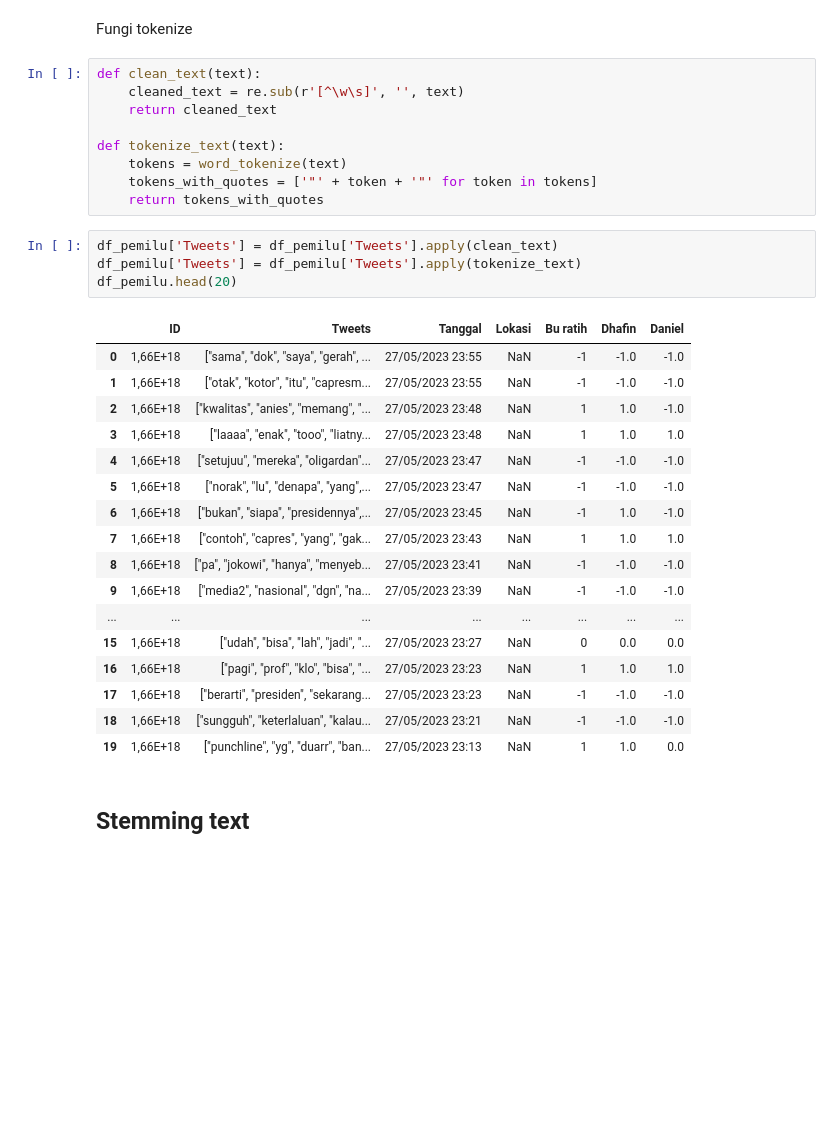
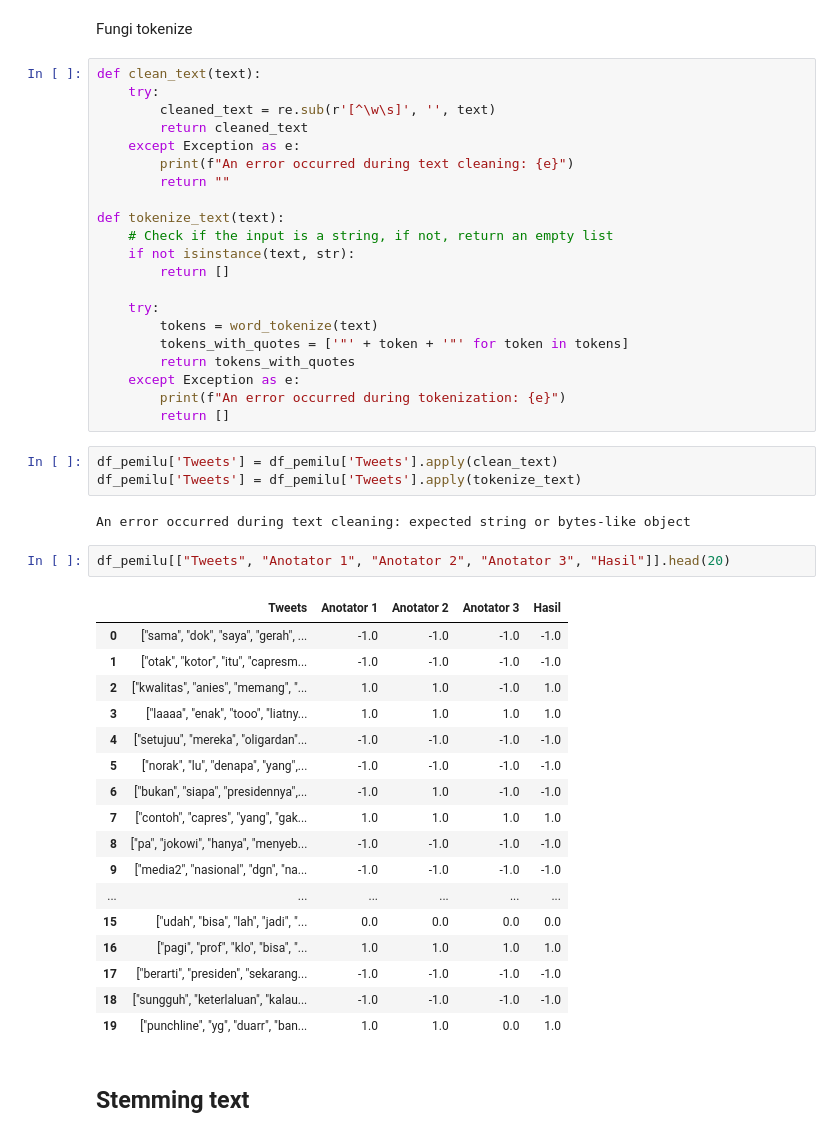
Before and after one commit to fhinnn/Twitter_crawl, a Jupyter notebook: notebook/Textprocessing_Data.ipynb, the cells around one changed output. Cells and saved outputs as stored; diff of their text form; blank space fills up the shorter version.

```diff
--- a/notebook/Textprocessing_Data.ipynb
+++ b/notebook/Textprocessing_Data.ipynb
@@ -79,35 +79,50 @@ df_pemilu.head(20)
 Fungi tokenize
 # %%
 def clean_text(text):
-    cleaned_text = re.sub(r'[^\w\s]', '', text)
-    return cleaned_text
+    try:
+        cleaned_text = re.sub(r'[^\w\s]', '', text)
+        return cleaned_text
+    except Exception as e:
+        print(f"An error occurred during text cleaning: {e}")
+        return ""
 
 def tokenize_text(text):
-    tokens = word_tokenize(text)
-    tokens_with_quotes = ['"' + token + '"' for token in tokens]
-    return tokens_with_quotes
+    # Check if the input is a string, if not, return an empty list
+    if not isinstance(text, str):
+        return []
+
+    try:
+        tokens = word_tokenize(text)
+        tokens_with_quotes = ['"' + token + '"' for token in tokens]
+        return tokens_with_quotes
+    except Exception as e:
+        print(f"An error occurred during tokenization: {e}")
+        return []
 # %%
 df_pemilu['Tweets'] = df_pemilu['Tweets'].apply(clean_text)
 df_pemilu['Tweets'] = df_pemilu['Tweets'].apply(tokenize_text)
-df_pemilu.head(20)
 # %% [output]
-|  | ID | Tweets | Tanggal | Lokasi | Bu ratih | Dhafin | Daniel |
-| 0 | 1,66E+18 | ["sama", "dok", "saya", "gerah", ... | 27/05/2023 23:55 | NaN | -1 | -1.0 | -1.0 |
-| 1 | 1,66E+18 | ["otak", "kotor", "itu", "capresm... | 27/05/2023 23:55 | NaN | -1 | -1.0 | -1.0 |
-| 2 | 1,66E+18 | ["kwalitas", "anies", "memang", "... | 27/05/2023 23:48 | NaN | 1 | 1.0 | -1.0 |
-| 3 | 1,66E+18 | ["laaaa", "enak", "tooo", "liatny... | 27/05/2023 23:48 | NaN | 1 | 1.0 | 1.0 |
-| 4 | 1,66E+18 | ["setujuu", "mereka", "oligardan"... | 27/05/2023 23:47 | NaN | -1 | -1.0 | -1.0 |
-| 5 | 1,66E+18 | ["norak", "lu", "denapa", "yang",... | 27/05/2023 23:47 | NaN | -1 | -1.0 | -1.0 |
-| 6 | 1,66E+18 | ["bukan", "siapa", "presidennya",... | 27/05/2023 23:45 | NaN | -1 | 1.0 | -1.0 |
-| 7 | 1,66E+18 | ["contoh", "capres", "yang", "gak... | 27/05/2023 23:43 | NaN | 1 | 1.0 | 1.0 |
-| 8 | 1,66E+18 | ["pa", "jokowi", "hanya", "menyeb... | 27/05/2023 23:41 | NaN | -1 | -1.0 | -1.0 |
-| 9 | 1,66E+18 | ["media2", "nasional", "dgn", "na... | 27/05/2023 23:39 | NaN | -1 | -1.0 | -1.0 |
-| ... | ... | ... | ... | ... | ... | ... | ... |
-| 15 | 1,66E+18 | ["udah", "bisa", "lah", "jadi", "... | 27/05/2023 23:27 | NaN | 0 | 0.0 | 0.0 |
-| 16 | 1,66E+18 | ["pagi", "prof", "klo", "bisa", "... | 27/05/2023 23:23 | NaN | 1 | 1.0 | 1.0 |
-| 17 | 1,66E+18 | ["berarti", "presiden", "sekarang... | 27/05/2023 23:23 | NaN | -1 | -1.0 | -1.0 |
-| 18 | 1,66E+18 | ["sungguh", "keterlaluan", "kalau... | 27/05/2023 23:21 | NaN | -1 | -1.0 | -1.0 |
-| 19 | 1,66E+18 | ["punchline", "yg", "duarr", "ban... | 27/05/2023 23:13 | NaN | 1 | 1.0 | 0.0 |
+An error occurred during text cleaning: expected string or bytes-like object
+# %%
+df_pemilu[["Tweets", "Anotator 1", "Anotator 2", "Anotator 3", "Hasil"]].head(20)
+# %% [output]
+|  | Tweets | Anotator 1 | Anotator 2 | Anotator 3 | Hasil |
+| 0 | ["sama", "dok", "saya", "gerah", ... | -1.0 | -1.0 | -1.0 | -1.0 |
+| 1 | ["otak", "kotor", "itu", "capresm... | -1.0 | -1.0 | -1.0 | -1.0 |
+| 2 | ["kwalitas", "anies", "memang", "... | 1.0 | 1.0 | -1.0 | 1.0 |
+| 3 | ["laaaa", "enak", "tooo", "liatny... | 1.0 | 1.0 | 1.0 | 1.0 |
+| 4 | ["setujuu", "mereka", "oligardan"... | -1.0 | -1.0 | -1.0 | -1.0 |
+| 5 | ["norak", "lu", "denapa", "yang",... | -1.0 | -1.0 | -1.0 | -1.0 |
+| 6 | ["bukan", "siapa", "presidennya",... | -1.0 | 1.0 | -1.0 | -1.0 |
+| 7 | ["contoh", "capres", "yang", "gak... | 1.0 | 1.0 | 1.0 | 1.0 |
+| 8 | ["pa", "jokowi", "hanya", "menyeb... | -1.0 | -1.0 | -1.0 | -1.0 |
+| 9 | ["media2", "nasional", "dgn", "na... | -1.0 | -1.0 | -1.0 | -1.0 |
+| ... | ... | ... | ... | ... | ... |
+| 15 | ["udah", "bisa", "lah", "jadi", "... | 0.0 | 0.0 | 0.0 | 0.0 |
+| 16 | ["pagi", "prof", "klo", "bisa", "... | 1.0 | 1.0 | 1.0 | 1.0 |
+| 17 | ["berarti", "presiden", "sekarang... | -1.0 | -1.0 | -1.0 | -1.0 |
+| 18 | ["sungguh", "keterlaluan", "kalau... | -1.0 | -1.0 | -1.0 | -1.0 |
+| 19 | ["punchline", "yg", "duarr", "ban... | 1.0 | 1.0 | 0.0 | 1.0 |
 # %% [markdown]
 ## Stemming text
 # %%
```
Also changed, not shown: parts of 17 cells of this notebook.
